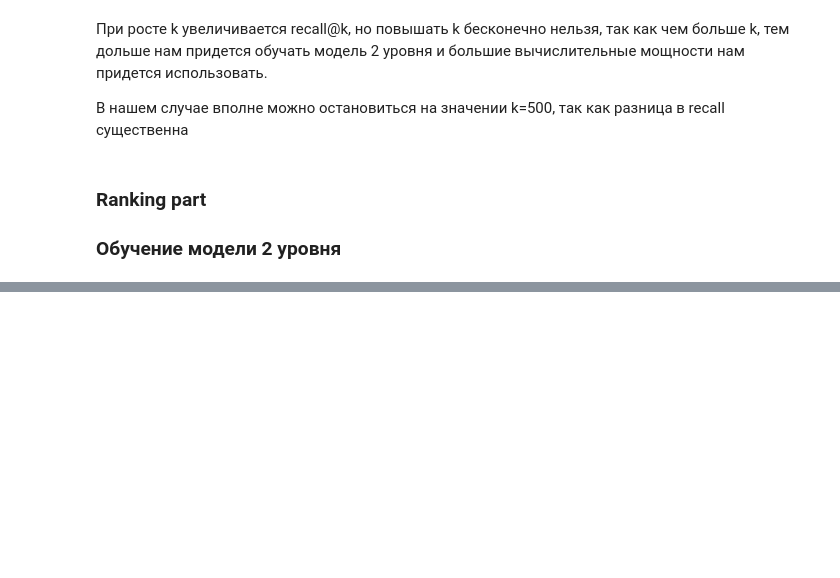
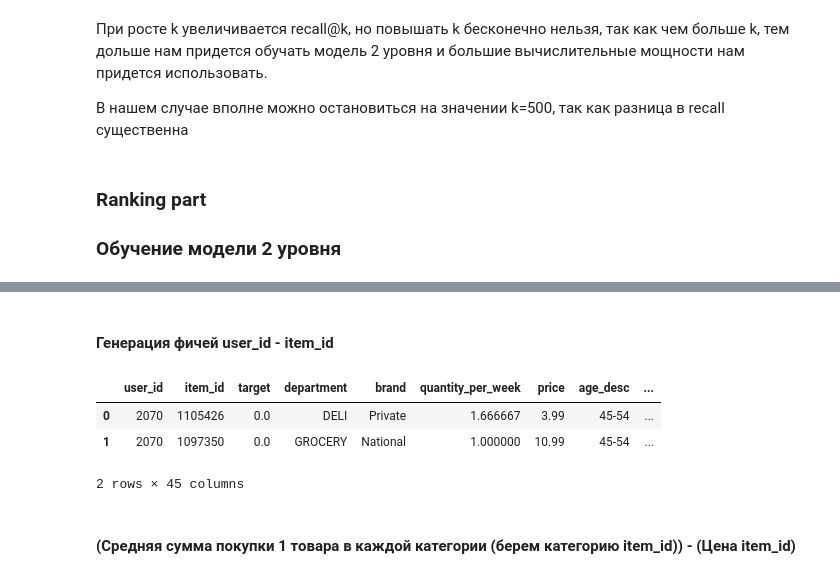
Before and after one commit to mayo889/GeekBrains, a Jupyter notebook: recommendations/06_lesson/HW_6.ipynb, the cells around one changed output, grey strips where cells are left out. Cells and saved outputs as stored; diff of their text form; code cells hidden in the pictures; blank space fills up the shorter version.

```diff
--- a/recommendations/06_lesson/HW_6.ipynb
+++ b/recommendations/06_lesson/HW_6.ipynb
@@ -531,0 +312,4 @@ data
+# %%
+N_PREDICT = 100
+df_ranker_train = prepare_rank_dataset(N_PREDICT)
+df_ranker_train.head()
@@ -531,0 +416,4 @@ data
+# %%
+# Сначала просуммируем количество покупок товара по каждой неделе
+item_week_quantity = pd.DataFrame(features_train_ranker.groupby(['item_id', 'week_no'])['quantity'].sum()).reset_index()
+item_week_quantity.head()
@@ -531,0 +427,6 @@ data
+# %%
+# Теперь найдем среднее количество покупок по неделям для каждого товара
+add_item_features = pd.DataFrame(item_week_quantity.groupby('item_id')['quantity'].mean()).reset_index()
+add_item_features.rename(columns={'quantity': 'quantity_per_week'}, inplace=True)
+
+add_item_features.head()
@@ -531,0 +442,11 @@ data
+# %%
+# Найдем как sales_value / quantity
+features_train_ranker['price'] = features_train_ranker['sales_value'] / features_train_ranker['quantity']
+
+# У товара может меняться цена во времени,
+# поэтому усредним полученные значения цены по каждому товару
+item_prices = pd.DataFrame(features_train_ranker.groupby('item_id')['price'].mean()).reset_index()
+
+# Смержем с уже созданной фичей для товаров
+add_item_features = add_item_features.merge(item_prices, on='item_id', how='left')
+add_item_features.head()
@@ -531,0 +460,24 @@ data
+# %% [markdown]
+#### Генерация фичей user_id - item_id
+# %%
+"""
+В начале уже соединим все фичи, которые имеем
+
+из item_features и user_features возьмем не все
+"""
+item_columns = ['item_id', 'department', 'brand']
+df_ranker_train = df_ranker_train.merge(item_features[item_columns], on='item_id', how='left')
+df_ranker_train = df_ranker_train.merge(add_item_features, on='item_id', how='left')
+
+user_columns = ['user_id', 'age_desc', 'marital_status_code', 'income_desc', 'household_size_desc']
+df_ranker_train = df_ranker_train.merge(user_features, on='user_id', how='left')
+df_ranker_train = df_ranker_train.merge(add_user_features, on='user_id', how='left')
+
+df_ranker_train.head(2)
+# %% [output]
+|  | user_id | item_id | target | department | brand | quantity_per_week | price | age_desc | ... |
+| 0 | 2070 | 1105426 | 0.0 | DELI | Private | 1.666667 | 3.99 | 45-54 | ... |
+| 1 | 2070 | 1097350 | 0.0 | GROCERY | National | 1.000000 | 10.99 | 45-54 | ... |
+2 rows × 45 columns
+# %% [markdown]
+#### (Средняя сумма покупки 1 товара в каждой категории (берем категорию item_id)) - (Цена item_id)
```
Also changed, not shown: parts of 57 cells of this notebook.
